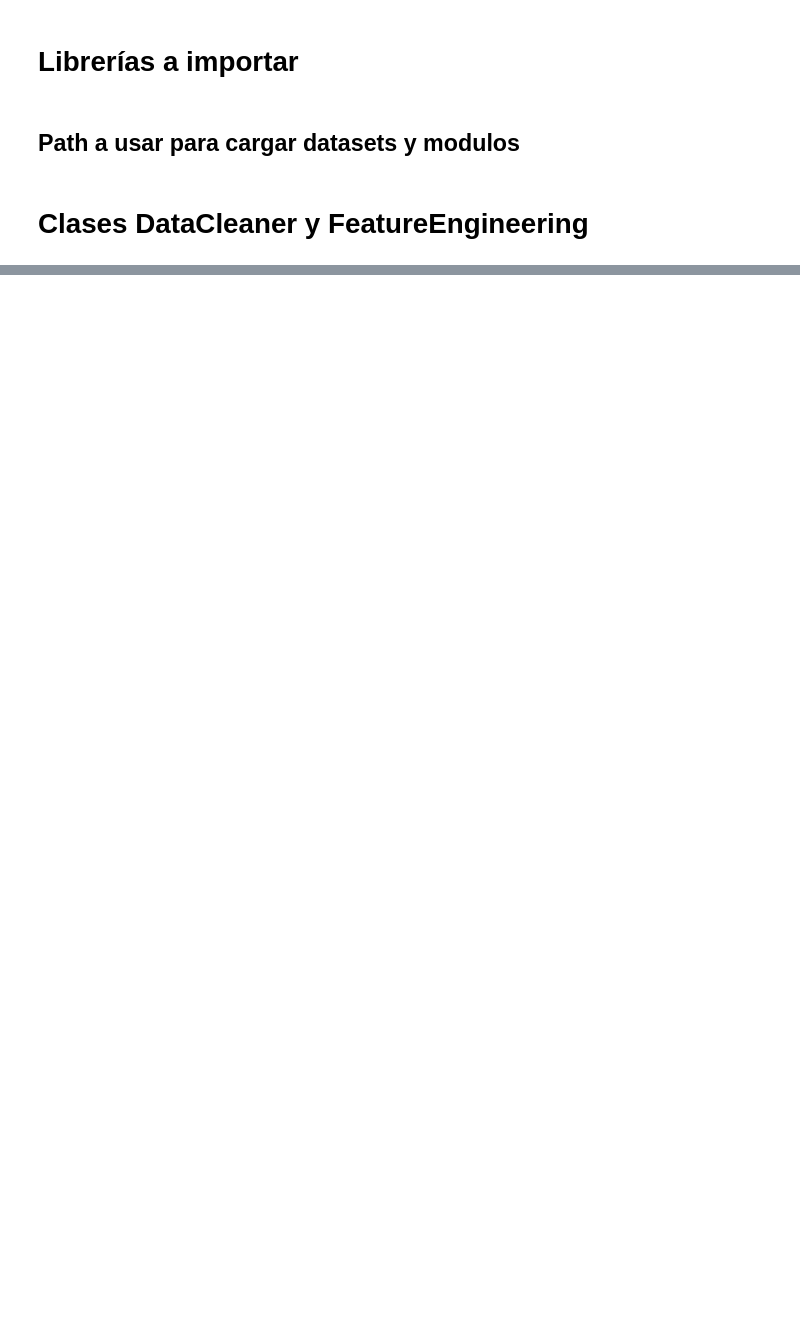
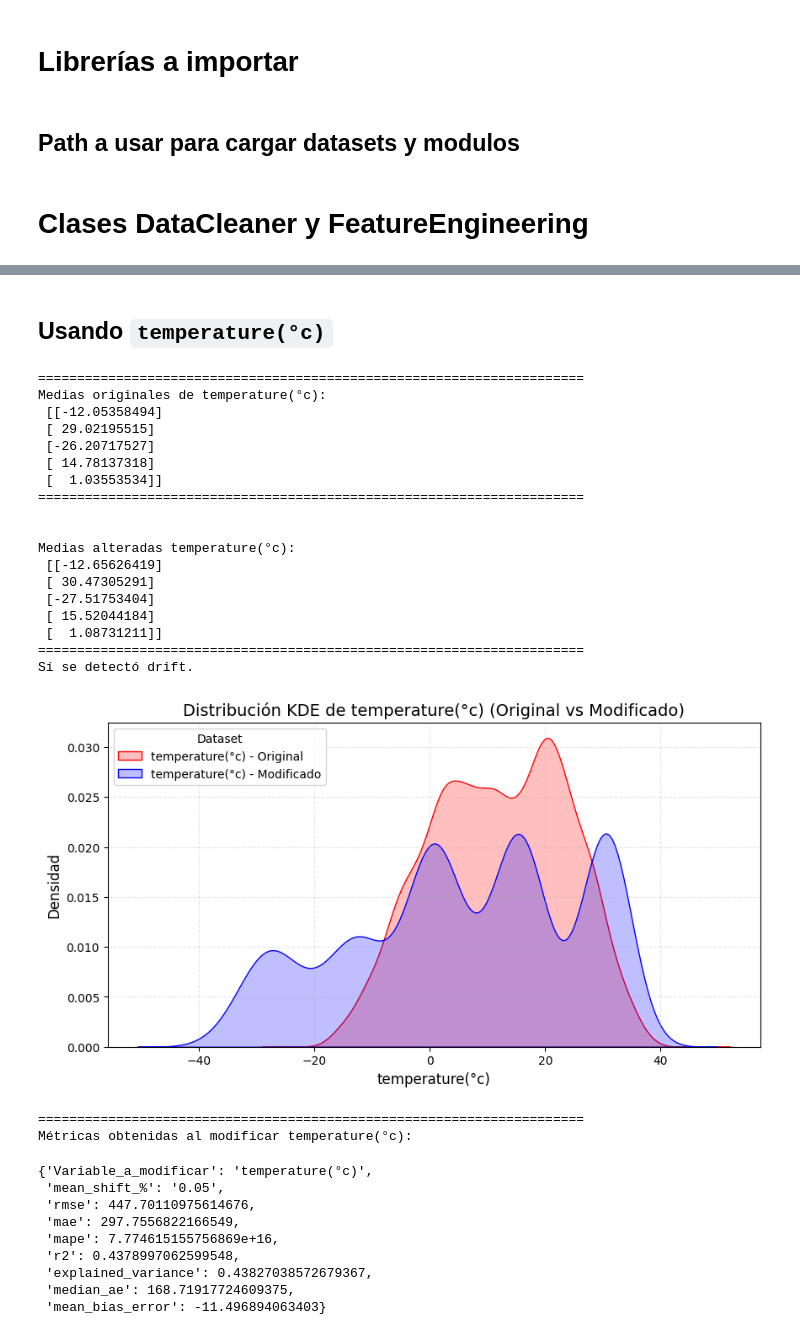
Before and after one commit to Delbert-CV/MLOps-entregas, a Jupyter notebook: notebooks/Drift_Detection.ipynb, the cells around one changed output, grey strips where cells are left out. Cells and saved outputs as stored; diff of their text form; code cells hidden in the pictures; blank space fills up the shorter version.

```diff
--- a/notebooks/Drift_Detection.ipynb
+++ b/notebooks/Drift_Detection.ipynb
@@ -319,0 +414,37 @@ sns.kdeplot(synthetic_data['dew_point_temperature(°c)'], label='Dew point modif
+# %% [markdown]
+## Usando `temperature(°c)`
+# %%
+gmm_windspeed = GaussianMixture(n_components=5, random_state=42).fit(df_featured['temperature(°c)'].to_numpy().reshape(-1,1))
+temp_metrics = test_numerical_drift('temperature(°c)', gmm_dew, 0.05)
+temp_metrics
+# %% [output]
+======================================================================
+Medias originales de temperature(°c):
+ [[-12.05358494]
+ [ 29.02195515]
+ [-26.20717527]
+ [ 14.78137318]
+ [  1.03553534]]
+======================================================================
+
+
+Medias alteradas temperature(°c):
+ [[-12.65626419]
+ [ 30.47305291]
+ [-27.51753404]
+ [ 15.52044184]
+ [  1.08731211]]
+======================================================================
+Sí se detectó drift.
+[figure, added]
+======================================================================
+Métricas obtenidas al modificar temperature(°c):
+{'Variable_a_modificar': 'temperature(°c)',
+ 'mean_shift_%': '0.05',
+ 'rmse': 447.70110975614676,
+ 'mae': 297.7556822166549,
+ 'mape': 7.774615155756869e+16,
+ 'r2': 0.4378997062599548,
+ 'explained_variance': 0.43827038572679367,
+ 'median_ae': 168.71917724609375,
+ 'mean_bias_error': -11.496894063403}
```
Also changed, not shown: parts of 19 cells of this notebook.
